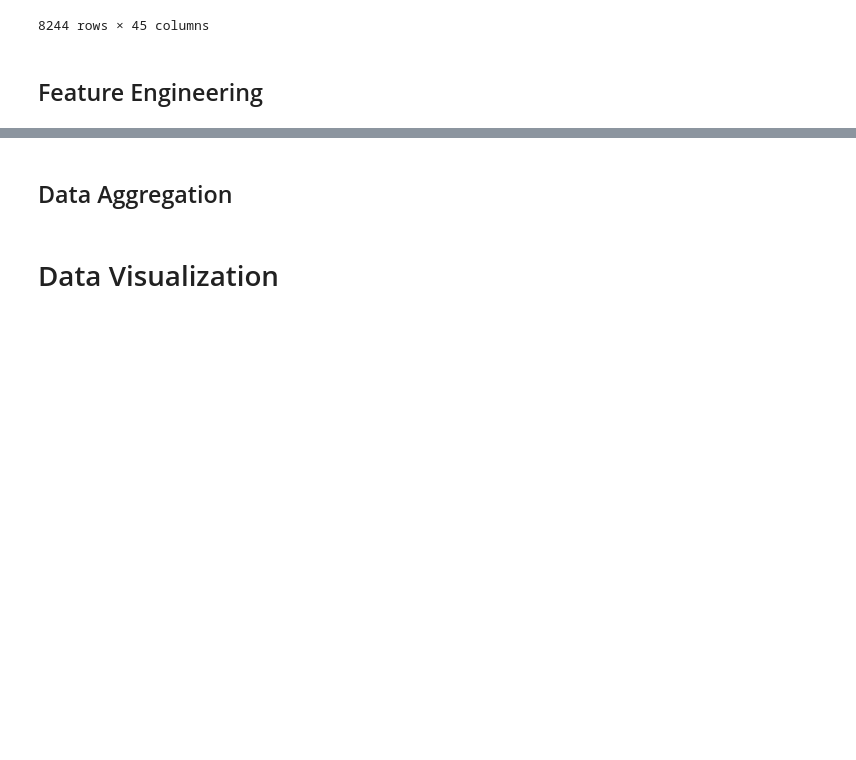
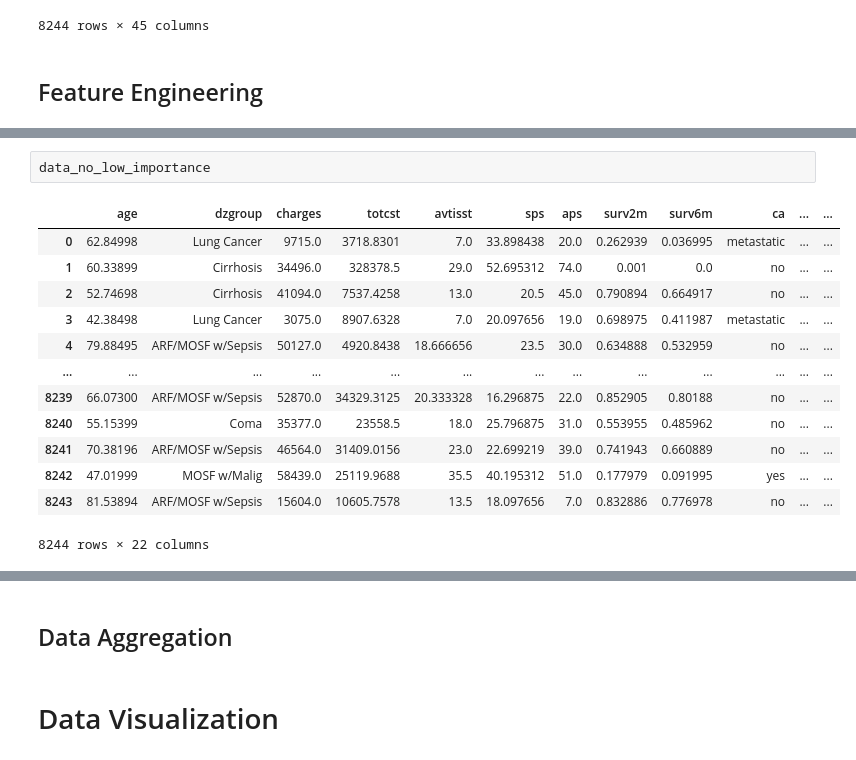
Before and after one commit to Pseudonymous-gdy/Machine-Learning, a Jupyter notebook: Project/Machine_Learning_Project.ipynb, the cells around one changed output, grey strips where cells are left out. Cells and saved outputs as stored; diff of their text form; blank space fills up the shorter version.

```diff
--- a/Project/Machine_Learning_Project.ipynb
+++ b/Project/Machine_Learning_Project.ipynb
@@ -408,3 +474,19 @@ data_no_outliers
+# %%
+data_no_low_importance
+# %% [output]
+|  | age | dzgroup | charges | totcst | avtisst | sps | aps | surv2m | surv6m | ca | ... | ... |
+| 0 | 62.84998 | Lung Cancer | 9715.0 | 3718.8301 | 7.0 | 33.898438 | 20.0 | 0.262939 | 0.036995 | metastatic | ... | ... |
+| 1 | 60.33899 | Cirrhosis | 34496.0 | 328378.5 | 29.0 | 52.695312 | 74.0 | 0.001 | 0.0 | no | ... | ... |
+| 2 | 52.74698 | Cirrhosis | 41094.0 | 7537.4258 | 13.0 | 20.5 | 45.0 | 0.790894 | 0.664917 | no | ... | ... |
+| 3 | 42.38498 | Lung Cancer | 3075.0 | 8907.6328 | 7.0 | 20.097656 | 19.0 | 0.698975 | 0.411987 | metastatic | ... | ... |
+| 4 | 79.88495 | ARF/MOSF w/Sepsis | 50127.0 | 4920.8438 | 18.666656 | 23.5 | 30.0 | 0.634888 | 0.532959 | no | ... | ... |
+| ... | ... | ... | ... | ... | ... | ... | ... | ... | ... | ... | ... | ... |
+| 8239 | 66.07300 | ARF/MOSF w/Sepsis | 52870.0 | 34329.3125 | 20.333328 | 16.296875 | 22.0 | 0.852905 | 0.80188 | no | ... | ... |
+| 8240 | 55.15399 | Coma | 35377.0 | 23558.5 | 18.0 | 25.796875 | 31.0 | 0.553955 | 0.485962 | no | ... | ... |
+| 8241 | 70.38196 | ARF/MOSF w/Sepsis | 46564.0 | 31409.0156 | 23.0 | 22.699219 | 39.0 | 0.741943 | 0.660889 | no | ... | ... |
+| 8242 | 47.01999 | MOSF w/Malig | 58439.0 | 25119.9688 | 35.5 | 40.195312 | 51.0 | 0.177979 | 0.091995 | yes | ... | ... |
+| 8243 | 81.53894 | ARF/MOSF w/Sepsis | 15604.0 | 10605.7578 | 13.5 | 18.097656 | 7.0 | 0.832886 | 0.776978 | no | ... | ... |
+8244 rows × 22 columns
 # %%
 from sklearn.preprocessing import PolynomialFeatures, OrdinalEncoder
 def encoding(data, max_categories=50):
```
Also changed, not shown: parts of 2 cells of this notebook.
